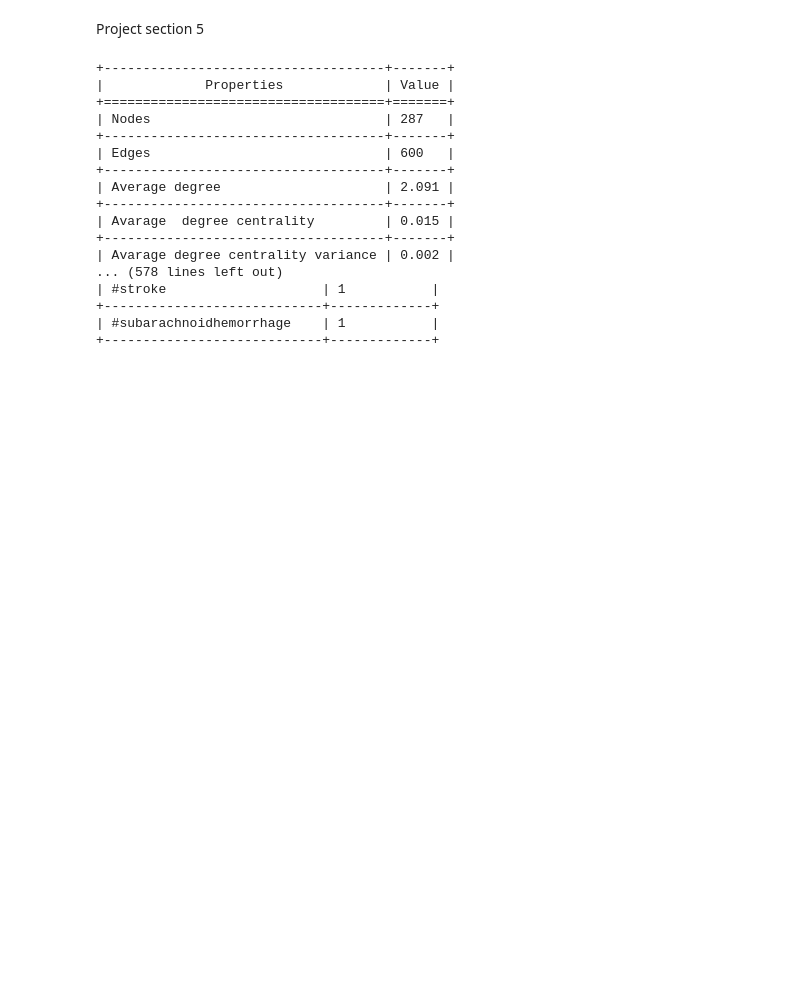
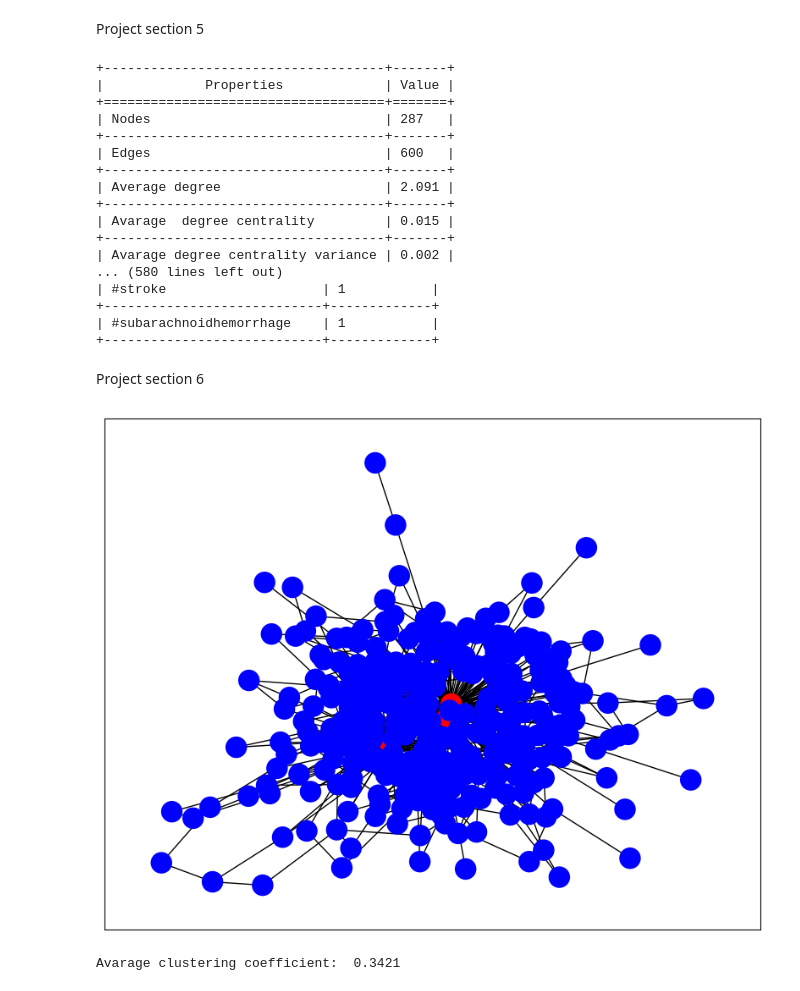
Before and after one commit to pahiz/sna-project, a Jupyter notebook: sosial_graph.ipynb, the cells around one changed output. Cells and saved outputs as stored; diff of their text form; code cells hidden in the pictures; blank space fills up the shorter version.

Commit message:
section 6 under work

```diff
--- a/sosial_graph.ipynb
+++ b/sosial_graph.ipynb
@@ -60,6 +60,7 @@ avg_deg_cent = sum(cent)/len(cent)
 adc_variance = sum((cent -avg_deg_cent)**2)/len(cent)
 diameter = nx.diameter(G)
 clustering = nx.clustering(G)
+clustering_avg = sum(clustering.values())/len(clustering)
 largest = max([len(c) for c in sorted(nx.connected_components(G), key=len, reverse=True)])
 
 
@@ -79,7 +80,8 @@ for key, value in clustering.items():
 theTable.add_rows(dictlist)
 
 rows = [["Properties", "Value"],["Nodes",N], ["Edges",K], ["Average degree",round(avg_deg,4)],["Avarage  degree centrality",round(avg_deg_cent,4)],
-       ["Avarage degree centrality variance",round(adc_variance,4)], ["Graph diameter",diameter],["The size of largest component",largest]]
+       ["Avarage degree centrality variance",round(adc_variance,4)], ["Graph diameter",diameter],
+       ["Avarage clustering coefficient", round(clustering_avg,4)], ["The size of largest component",largest]]
 table = Texttable()
 table.add_rows(rows)
 print(table.draw())
@@ -102,8 +104,24 @@ df2.to_excel("clustering_coefficient.xlsx")
 | Avarage  degree centrality         | 0.015 |
 +------------------------------------+-------+
 | Avarage degree centrality variance | 0.002 |
-... (578 lines left out)
+... (580 lines left out)
 | #stroke                    | 1           |
 +----------------------------+-------------+
 | #subarachnoidhemorrhage    | 1           |
 +----------------------------+-------------+
+# %% [markdown]
+Project section 6
+# %%
+G_small = nx.random_reference(G,niter=2)
+colors_small = [u[1] for u in G_small.nodes(data="color")]
+clustering_small = nx.clustering(G_small)
+clustering_small_avg = sum(clustering_small.values())/len(clustering_small)
+figure(figsize=(10, 8), dpi=100)
+nx.draw_networkx(G_small,
+                 with_labels =False,
+                node_color=colors_small)
+plt.show()
+print("Avarage clustering coefficient: ", round(clustering_small_avg,4))
+# %% [output]
+[figure, added]
+Avarage clustering coefficient:  0.3421
```
Also changed, not shown: parts of 2 cells of this notebook.
